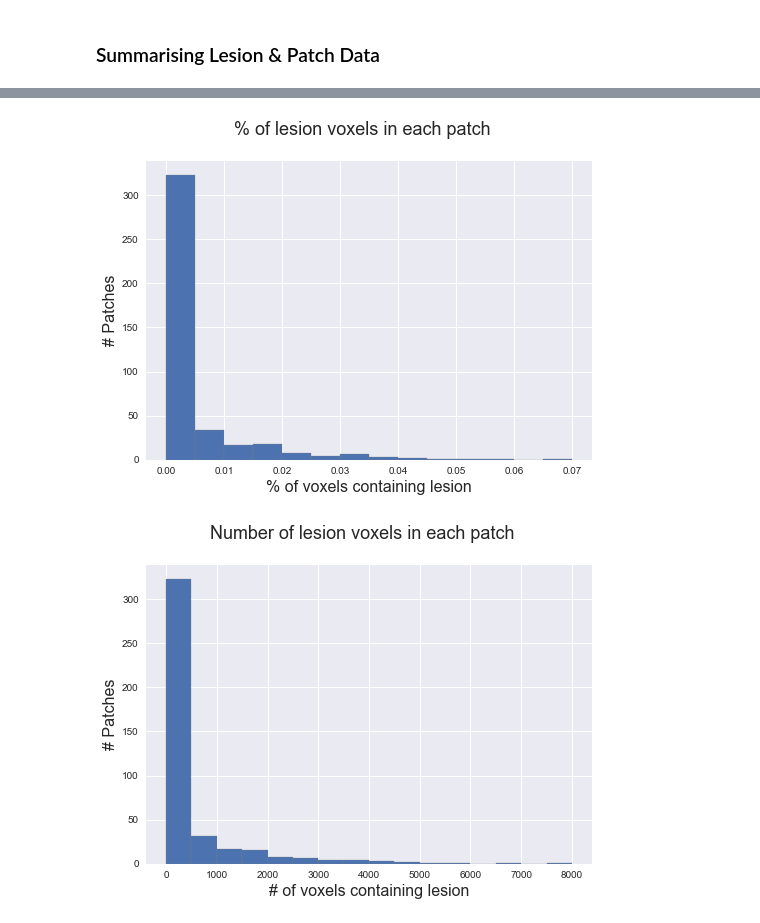
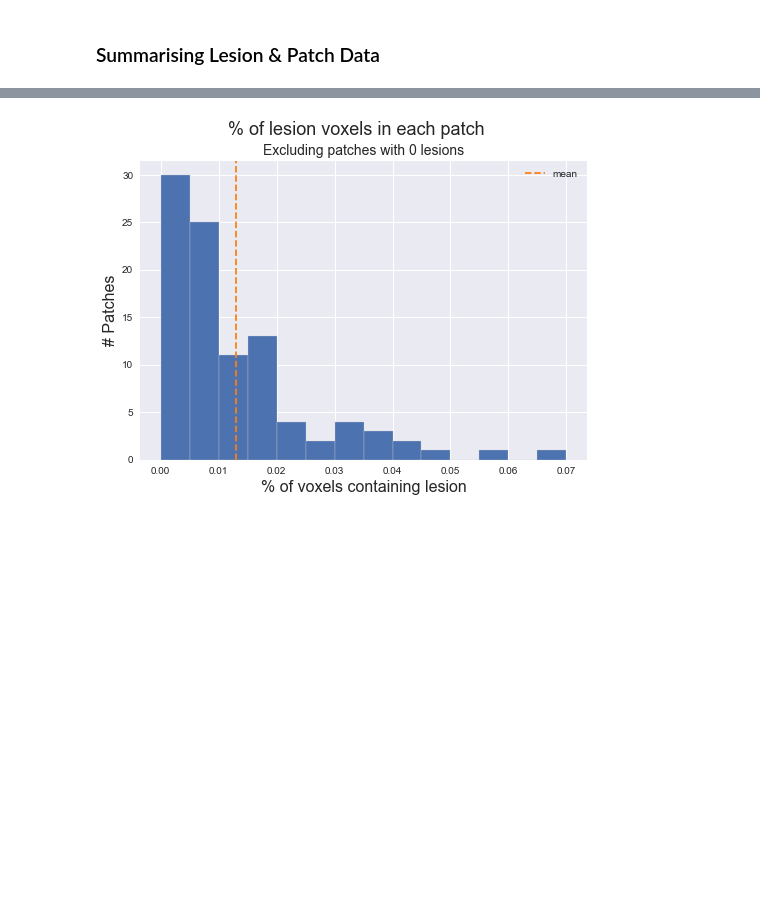
Before and after one commit to rickymwalsh/sc-segmentation, a Jupyter notebook: data-exploration.ipynb, the cells around one changed output, grey strips where cells are left out. Saved outputs shown, nothing was run; the diff lists cells and outputs as text; code cells hidden in the pictures; blank space fills up the shorter version.

```diff
--- a/data-exploration.ipynb
+++ b/data-exploration.ipynb
@@ -19,6 +19,10 @@ def show_slices(slices):
 # slice_1 = t2s_img_data[:, int(t2s_img_data.shape[1]/2), :]
 # slice_2 = t2s_img_data[:, :, int(t2s_img_data.shape[2]/2)]
 # show_slices([slice_0, slice_1, slice_2])
+# %%
+centres_df = pd.read_csv('subject-centres.csv', dtype={'patientId': str, 'centerId': str, 'include': np.int8})
+centres_df = centres_df[centres_df['include'] == 1] # Remove subjects with data issues.
+centre8_subjects = centres_df[centres_df['centerId']=='8']['patientId'].tolist()
 # %% [markdown]
 ### Reading in Patch Data
 # %%
@@ -41,10 +47,10 @@ for subj in subjects:
 # %%
 # Collapse all patches into one Numpy array.
-patches_lesion = np.concatenate(list(lesion_data.values()))
-patches_t2 = np.concatenate(list(t2_data.values()))
-patches_t2s = np.concatenate(list(t2s_data.values()))
+patches_lesion = np.concatenate([lesion_data[subj] for subj in centre8_subjects])
+patches_t2 = np.concatenate([t2_data[subj] for subj in centre8_subjects])
+patches_t2s = np.concatenate([t2s_data[subj] for subj in centre8_subjects])
 # Record which subject corresponds to which patch
-patches_subjects = [subj for subj in subjects for i in range(0,lesion_data[subj].shape[0])]
+patches_subjects = [subj for subj in centre8_subjects for i in range(0,lesion_data[subj].shape[0])]
 
 print("Total Patches: {}\n Lesion Patches:{}\n T2 Patches: \t{}\n T2* Patches: \t{}".format(len(patches_subjects), patches_lesion.shape, patches_t2.shape, patches_t2s.shape))
 # %% [output]
@@ -74,0 +61,14 @@ list(lesion_data.keys())
+# %%
+def get_bins(data, bin_width):
+    xmax = bin_width*np.ceil(np.max(data)/bin_width)
+    return np.linspace(0, xmax, 1+int(xmax/bin_width))
+
+def plot_hist(data, bin_width, xlab='', ylab='', title='', subtitle=''):
+    plt.hist(data, bins=get_bins(data, bin_width), edgecolor='lightgray')
+    plt.axvline(np.mean(data), color='tab:orange', linestyle='dashed', label='mean')
+    plt.xlabel(xlab, fontsize=16)
+    plt.ylabel(ylab, fontsize=16)
+    plt.suptitle(title, fontsize=18)
+    plt.title(subtitle, fontsize=14)
+    plt.legend()
+    plt.show()
@@ -125,19 +195,10 @@ plt.show()
 # %%
-def plot_hist(data, bin_width, xlab='', ylab='', title='', subtitle=''):
-    xmax = bin_width*np.ceil(max(data)/bin_width)
-    bins = np.linspace(0, xmax, 1+int(xmax/bin_width))
-    plt.hist(data, bins=bins, edgecolor='gray')
-    plt.xlabel(xlab, fontsize=16)
-    plt.ylabel(ylab, fontsize=16)
-    plt.suptitle(title, fontsize=18)
-    plt.title(subtitle, fontsize=14)
-    plt.show()
+plot_hist([p for p in lesion_voxel_prop_patches if p>0], 0.005, xlab='% of voxels containing lesion', ylab='# Patches',
+          title='% of lesion voxels in each patch', subtitle = 'Excluding patches with 0 lesions')
 
-plot_hist(lesion_voxel_prop_patches, 0.005, xlab='% of voxels containing lesion', ylab='# Patches', title='% of lesion voxels in each patch')
-plot_hist(lesion_voxel_count_patches, 500, xlab='# of voxels containing lesion', ylab='# Patches', title='Number of lesion voxels in each patch')
+# plot_hist(lesion_voxel_count_patches, 500, xlab='# of voxels containing lesion', ylab='# Patches', title='Number of lesion voxels in each patch')
 # %% [output]
-[figure, old version]
+[figure, new version]
-[figure, removed]
 # %%
 totals_by_subj = df_patch_count.groupby('subject')[['voxels_lesion', 'total_voxels']].sum()
 
```
Also changed, not shown: parts of 17 cells of this notebook.
